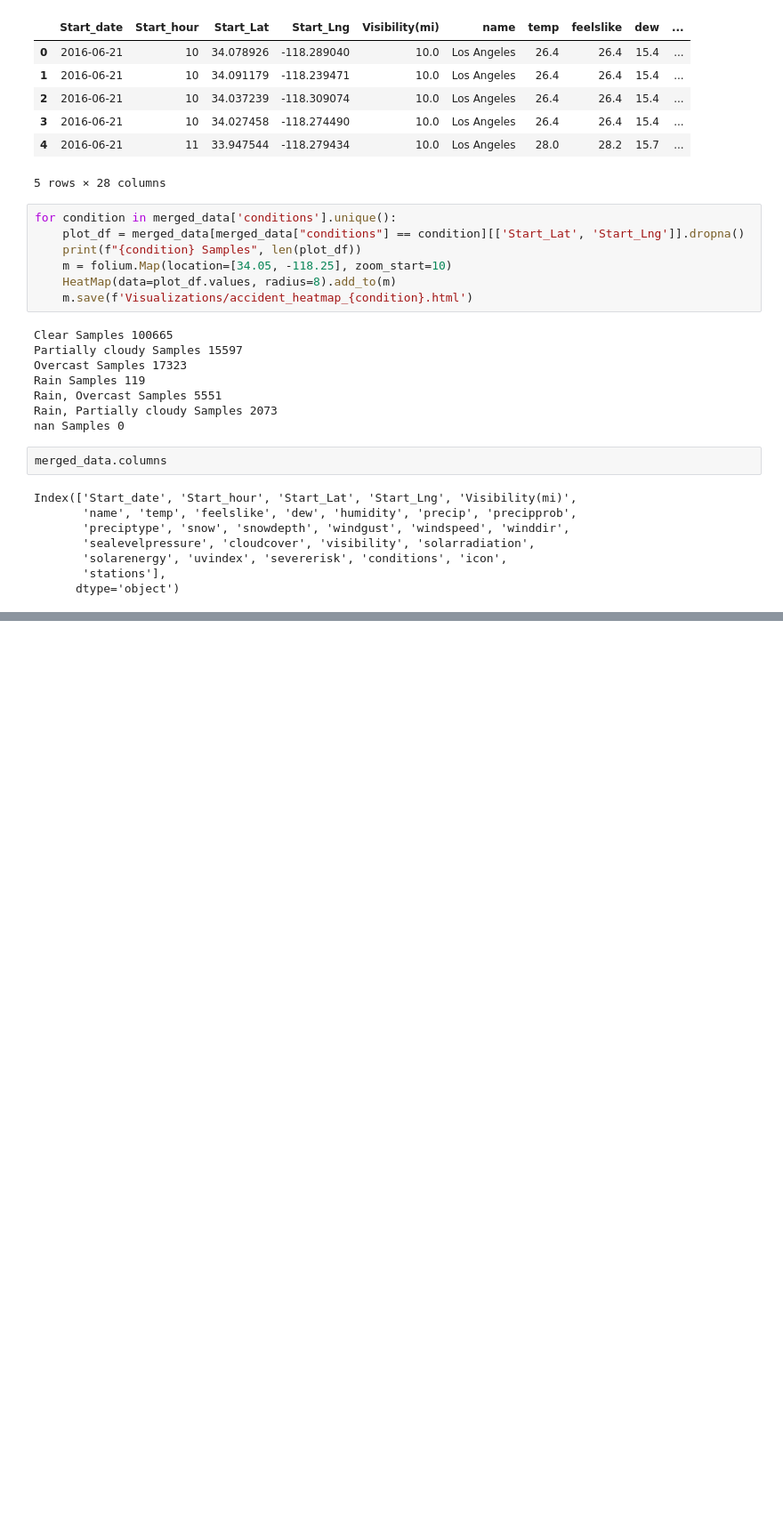
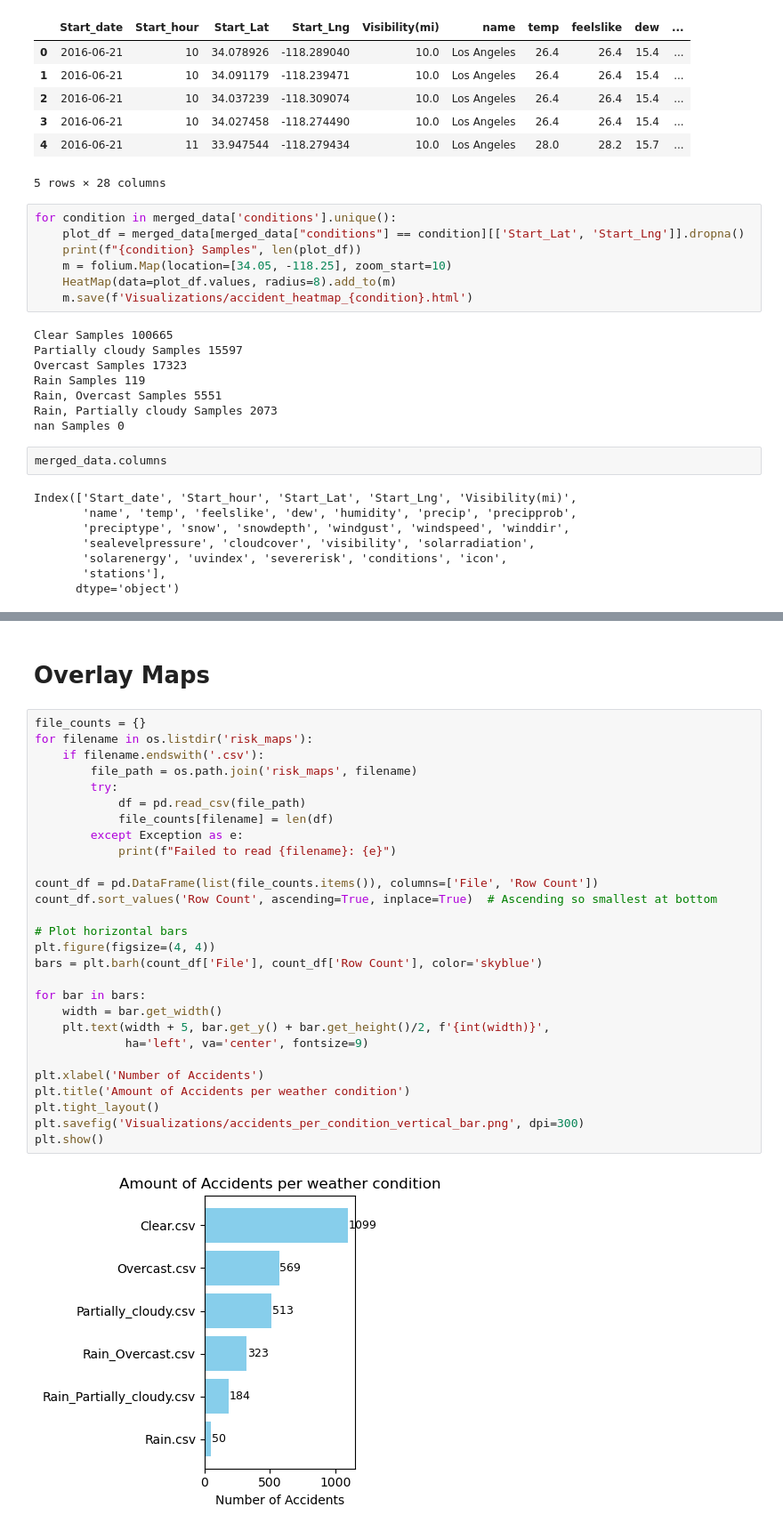
Before and after one commit to Yuzper/GeospatialDataScienceProject, a Jupyter notebook: GeoData.ipynb, the cells around one changed output, grey strips where cells are left out. Shown at 89% size. Cells and saved outputs as stored; diff of their text form; blank space fills up the shorter version.

Commit message:
Some data viz

```diff
--- a/GeoData.ipynb
+++ b/GeoData.ipynb
@@ -180,0 +169,32 @@ Fraction of ['secondary', 'unclassified'] in the graph:  5.924872615238773e-06
+# %% [markdown]
+# Overlay Maps
+# %%
+file_counts = {}
+for filename in os.listdir('risk_maps'):
+    if filename.endswith('.csv'):
+        file_path = os.path.join('risk_maps', filename)
+        try:
+            df = pd.read_csv(file_path)
+            file_counts[filename] = len(df)
+        except Exception as e:
+            print(f"Failed to read {filename}: {e}")
+
+count_df = pd.DataFrame(list(file_counts.items()), columns=['File', 'Row Count'])
+count_df.sort_values('Row Count', ascending=True, inplace=True)  # Ascending so smallest at bottom
+
+# Plot horizontal bars
+plt.figure(figsize=(4, 4))
+bars = plt.barh(count_df['File'], count_df['Row Count'], color='skyblue')
+
+for bar in bars:
+    width = bar.get_width()
+    plt.text(width + 5, bar.get_y() + bar.get_height()/2, f'{int(width)}',
+             ha='left', va='center', fontsize=9)
+
+plt.xlabel('Number of Accidents')
+plt.title('Amount of Accidents per weather condition')
+plt.tight_layout()
+plt.savefig('Visualizations/accidents_per_condition_vertical_bar.png', dpi=300)
+plt.show()
+# %% [output]
+[figure, added]
```
Also changed, not shown: parts of 4 cells of this notebook, 18 other files.
